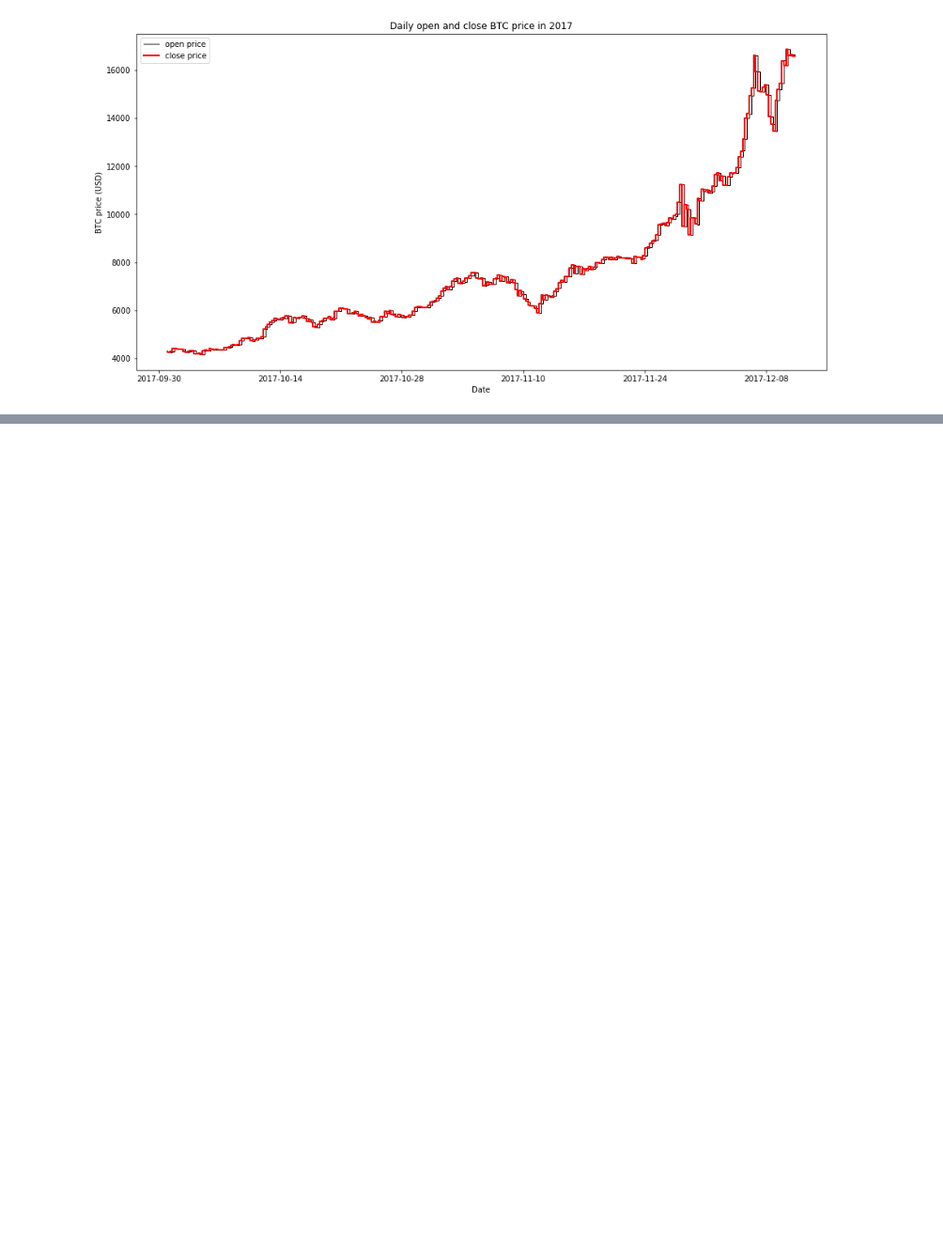
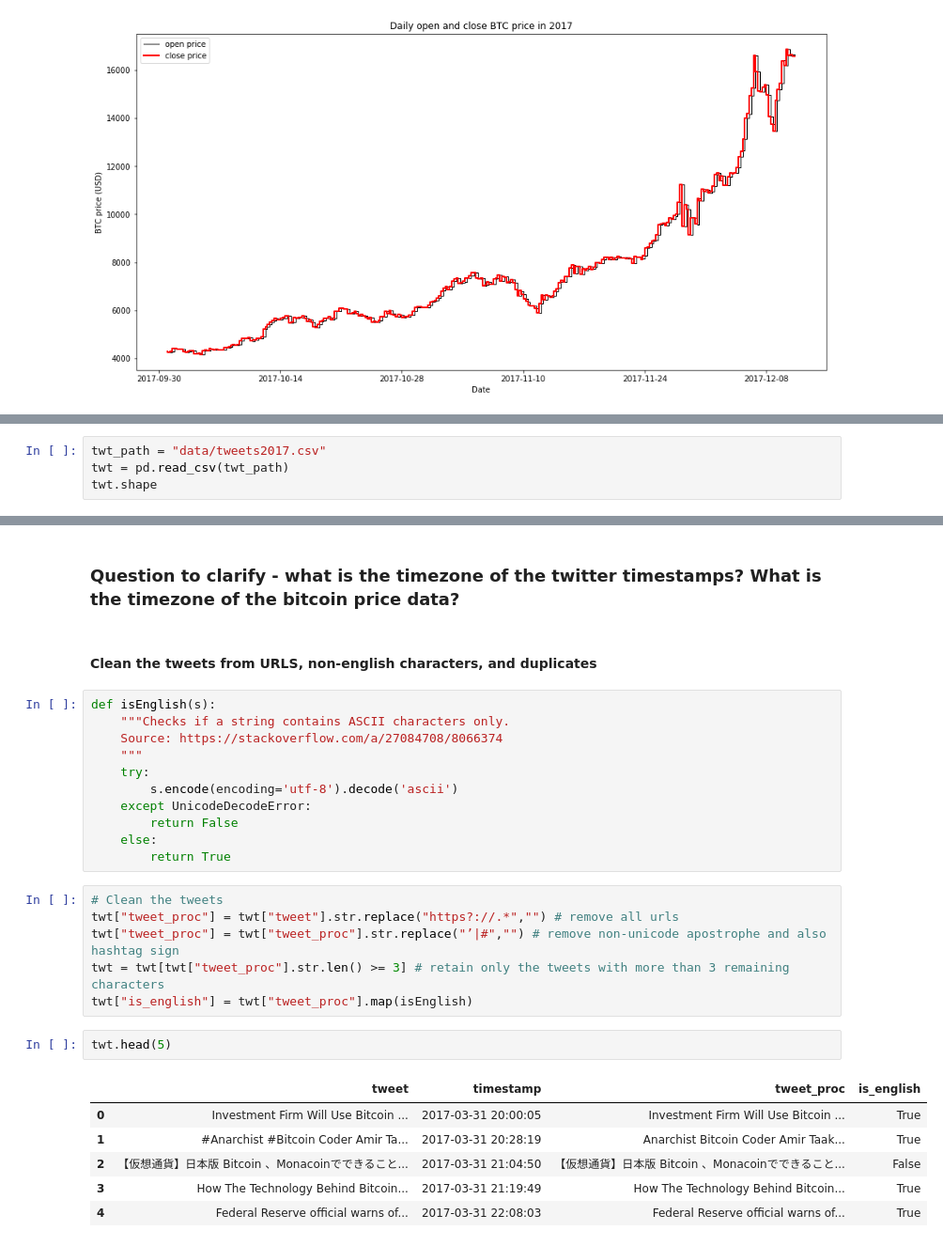
Before and after one commit to Liam-O/Data620, a Jupyter notebook: FinalProject/getting_btc_price.ipynb, the cells around one changed output, grey strips where cells are left out. Shown at 94% size. Drawn from its saved outputs; the diff is of its cells as text; blank space fills up the shorter version.

```diff
--- a/FinalProject/getting_btc_price.ipynb
+++ b/FinalProject/getting_btc_price.ipynb
@@ -213,0 +213,4 @@ btc_ohlc.to_csv()
+# %%
+twt_path = "data/tweets2017.csv"
+twt = pd.read_csv(twt_path)
+twt.shape
@@ -213,0 +228,30 @@ btc_ohlc.to_csv()
+# %% [markdown]
+### Question to clarify - what is the timezone of the twitter timestamps? What is the timezone of the bitcoin price data?
+# %% [markdown]
+#### Clean the tweets from URLS, non-english characters, and duplicates
+# %%
+def isEnglish(s):
+    """Checks if a string contains ASCII characters only.
+    Source: https://stackoverflow.com/a/27084708/8066374
+    """
+    try:
+        s.encode(encoding='utf-8').decode('ascii')
+    except UnicodeDecodeError:
+        return False
+    else:
+        return True
+# %%
+# Clean the tweets
+twt["tweet_proc"] = twt["tweet"].str.replace("https?://.*","") # remove all urls
+twt["tweet_proc"] = twt["tweet_proc"].str.replace("’|#","") # remove non-unicode apostrophe and also hashtag sign
+twt = twt[twt["tweet_proc"].str.len() >= 3] # retain only the tweets with more than 3 remaining characters
+twt["is_english"] = twt["tweet_proc"].map(isEnglish)
+# %%
+twt.head(5)
+# %% [output]
+|  | tweet | timestamp | tweet_proc | is_english |
+| 0 | Investment Firm Will Use Bitcoin ... | 2017-03-31 20:00:05 | Investment Firm Will Use Bitcoin ... | True |
+| 1 | #Anarchist #Bitcoin Coder Amir Ta... | 2017-03-31 20:28:19 | Anarchist Bitcoin Coder Amir Taak... | True |
+| 2 | 【仮想通貨】日本版 Bitcoin 、Monacoinでできること... | 2017-03-31 21:04:50 | 【仮想通貨】日本版 Bitcoin 、Monacoinでできること... | False |
+| 3 | How The Technology Behind Bitcoin... | 2017-03-31 21:19:49 | How The Technology Behind Bitcoin... | True |
+| 4 | Federal Reserve official warns of... | 2017-03-31 22:08:03 | Federal Reserve official warns of... | True |
```
Also changed, not shown: parts of 29 cells of this notebook.
